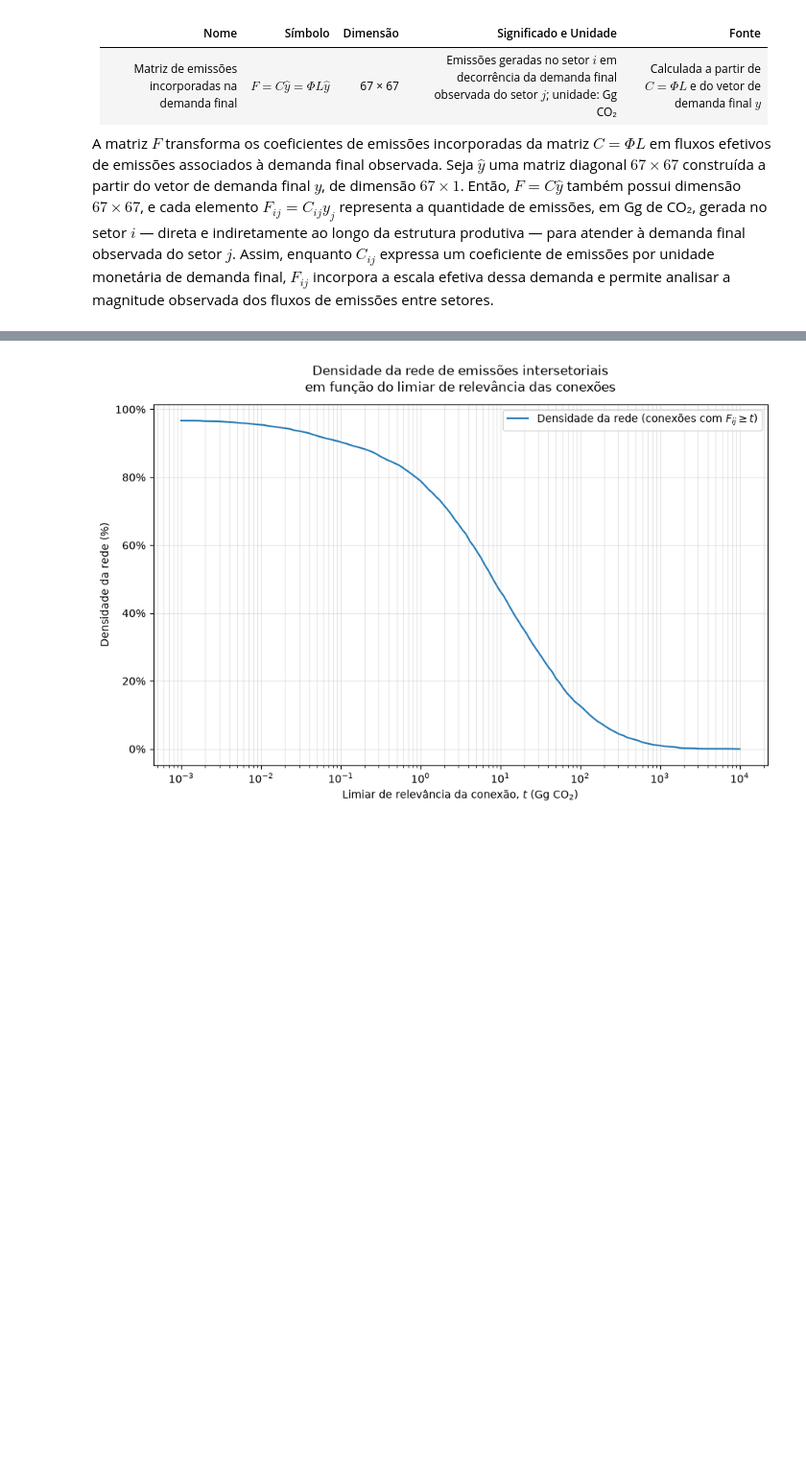
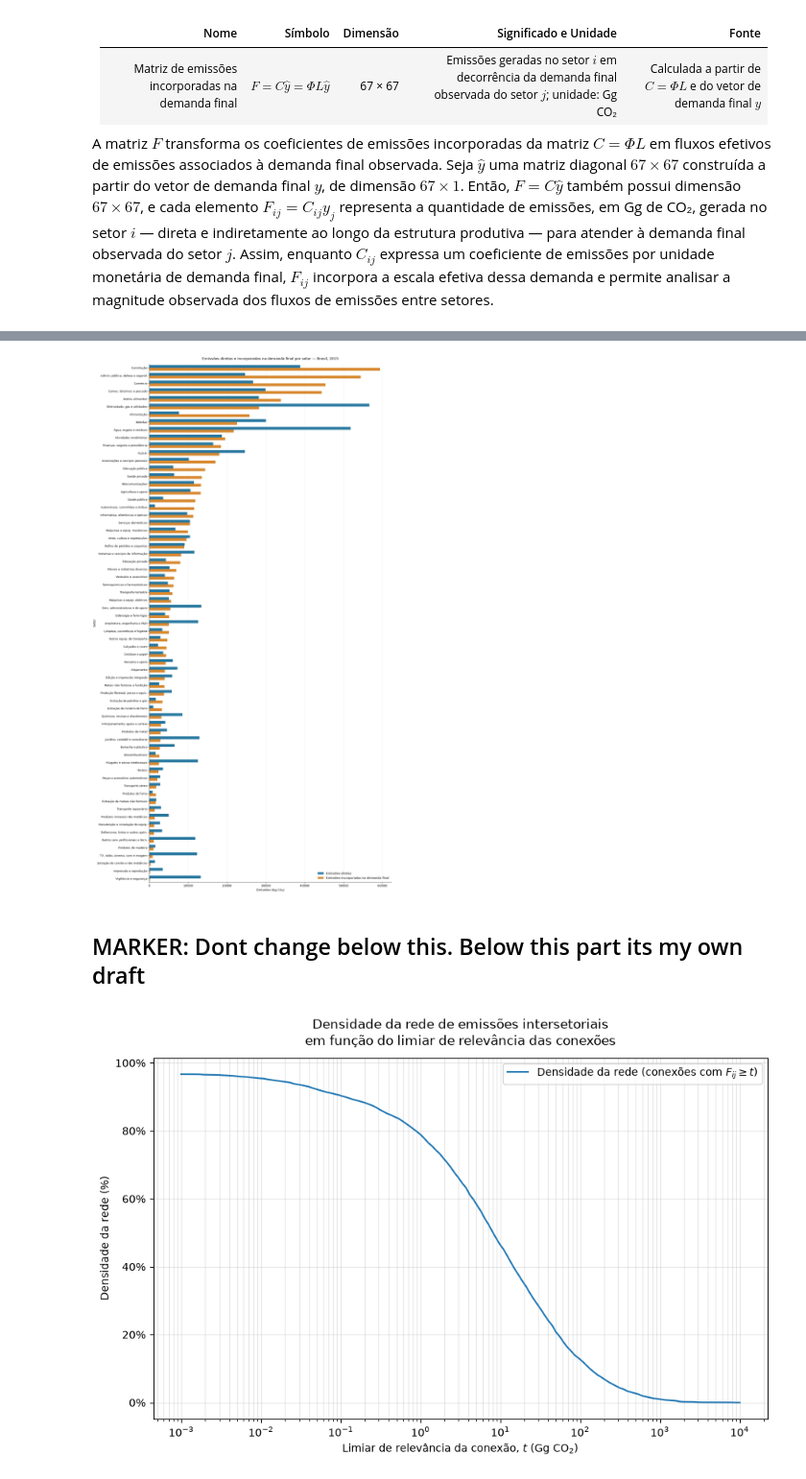
Before and after one commit to G-Cintra/Redes, a Jupyter notebook: analise_exploratoria_v2.ipynb, the cells around one changed output, grey strips where cells are left out. Shown at 96% size. Saved outputs shown, nothing was run; the diff lists cells and outputs as text; code cells hidden in the pictures; blank space fills up the shorter version.

```diff
--- a/analise_exploratoria_v2.ipynb
+++ b/analise_exploratoria_v2.ipynb
@@ -240,3 +248,6 @@ C = Phi @ L
+# %%
+c = phi * x
+c.name = "emissoes_diretas_gg_co2"
 # %% [markdown]
 | Nome | Símbolo | Dimensão | Significado e Unidade | Fonte |
 |---|---|---|---|---|
@@ -248,3 +270,49 @@ F = C.mul(y, axis=1)
+# %%
+import matplotlib.pyplot as plt
+from redes.visualizacoes import ROTULOS_ATIVIDADES_IBGE
+
+emissoes_demanda_final = F.sum(axis=0)
+
+# Com x = Ly, a soma de cada linha de F recupera as emissões diretas.
+np.testing.assert_allclose(F.sum(axis=1), c, rtol=1e-8, atol=1e-6)
+np.testing.assert_allclose(emissoes_demanda_final.sum(), c.sum(), rtol=1e-8, atol=1e-6)
+
+comparacao_emissoes = pd.DataFrame({
+    "Emissões diretas": c,
+    "Emissões incorporadas na demanda final": emissoes_demanda_final,
+}).sort_values("Emissões incorporadas na demanda final", ascending=False)
+
+rotulos_setores = [ROTULOS_ATIVIDADES_IBGE[str(codigo)] for codigo in comparacao_emissoes.index]
+posicoes = np.arange(len(comparacao_emissoes))
+altura_barra = 0.36
+
+fig, ax = plt.subplots(figsize=(14, 25), layout="constrained")
+ax.barh(
+    posicoes - altura_barra / 2,
+    comparacao_emissoes["Emissões diretas"],
+    height=altura_barra, color="#2878A0", label="Emissões diretas",
+)
+ax.barh(
+    posicoes + altura_barra / 2,
+    comparacao_emissoes["Emissões incorporadas na demanda final"],
+    height=altura_barra, color="#D88930", label="Emissões incorporadas na demanda final",
+)
+ax.set_yticks(posicoes, labels=rotulos_setores, fontsize=9)
+ax.invert_yaxis()
+ax.set_ylim(len(comparacao_emissoes) - 0.5, -0.5)
+ax.set_xlabel("Emissões (Gg CO₂)")
+ax.set_ylabel("Setor")
+ax.set_title("Emissões diretas e incorporadas na demanda final por setor — Brasil, 2015", pad=14)
+ax.ticklabel_format(axis="x", style="plain")
+ax.set_axisbelow(True)
+ax.grid(axis="x", alpha=0.25)
+ax.spines[["top", "right"]].set_visible(False)
+ax.legend(loc="lower right", frameon=False)
+plt.show()
+# %% [output]
+[figure, added]
+# %% [markdown]
+## MARKER: Dont change below this. Below this part its my own draft
 # %%
 import numpy as np
 import matplotlib.pyplot as plt
```
Also changed, not shown: parts of 4 cells of this notebook, 1 other file.
